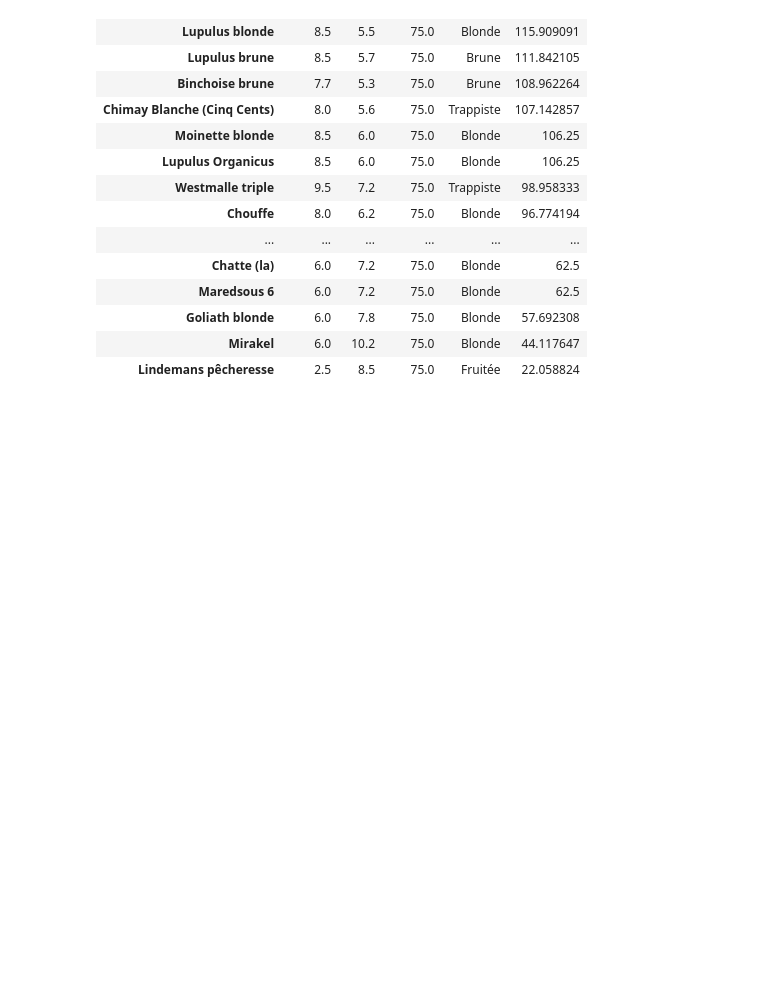
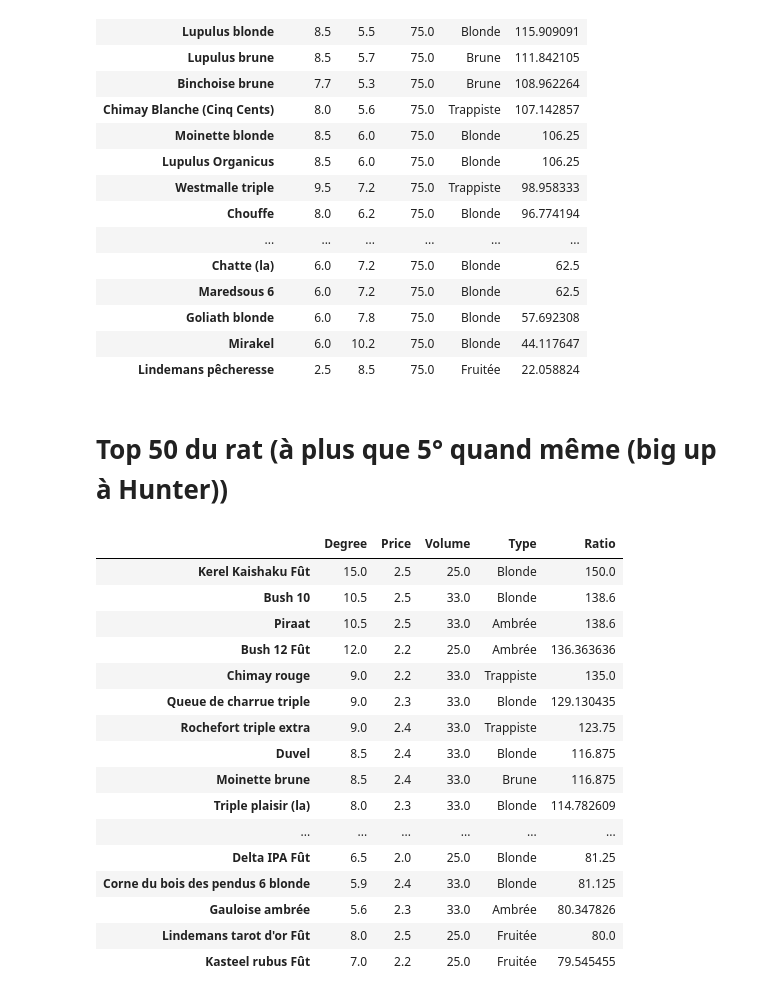
Before and after one commit to nicojmn/quinzaine-ranker, a Jupyter notebook: notebook.ipynb, the cells around one changed output. Cells and saved outputs as stored; diff of their text form; code cells hidden in the pictures; blank space fills up the shorter version.

```diff
--- a/notebook.ipynb
+++ b/notebook.ipynb
@@ -237,3 +237,27 @@ big
 | Goliath blonde | 6.0 | 7.8 | 75.0 | Blonde | 57.692308 |
 | Mirakel | 6.0 | 10.2 | 75.0 | Blonde | 44.117647 |
 | Lindemans pêcheresse | 2.5 | 8.5 | 75.0 | Fruitée | 22.058824 |
+# %% [markdown]
+# Top 50 du rat (à plus que 5° quand même (big up à Hunter))
+# %%
+rat = df[(df["Degree"] >= 5) & (df["Volume"] < 75) & (df["Price"] <= 2.5)]
+rat = rat.sort_values(by=["Ratio", "Volume"], ascending=[False, True])
+rat.head(50)
+# %% [output]
+|  | Degree | Price | Volume | Type | Ratio |
+| Kerel Kaishaku Fût | 15.0 | 2.5 | 25.0 | Blonde | 150.0 |
+| Bush 10 | 10.5 | 2.5 | 33.0 | Blonde | 138.6 |
+| Piraat | 10.5 | 2.5 | 33.0 | Ambrée | 138.6 |
+| Bush 12 Fût | 12.0 | 2.2 | 25.0 | Ambrée | 136.363636 |
+| Chimay rouge | 9.0 | 2.2 | 33.0 | Trappiste | 135.0 |
+| Queue de charrue triple | 9.0 | 2.3 | 33.0 | Blonde | 129.130435 |
+| Rochefort triple extra | 9.0 | 2.4 | 33.0 | Trappiste | 123.75 |
+| Duvel | 8.5 | 2.4 | 33.0 | Blonde | 116.875 |
+| Moinette brune | 8.5 | 2.4 | 33.0 | Brune | 116.875 |
+| Triple plaisir (la) | 8.0 | 2.3 | 33.0 | Blonde | 114.782609 |
+| ... | ... | ... | ... | ... | ... |
+| Delta IPA Fût | 6.5 | 2.0 | 25.0 | Blonde | 81.25 |
+| Corne du bois des pendus 6 blonde | 5.9 | 2.4 | 33.0 | Blonde | 81.125 |
+| Gauloise ambrée | 5.6 | 2.3 | 33.0 | Ambrée | 80.347826 |
+| Lindemans tarot d'or Fût | 8.0 | 2.5 | 25.0 | Fruitée | 80.0 |
+| Kasteel rubus Fût | 7.0 | 2.2 | 25.0 | Fruitée | 79.545455 |
```
